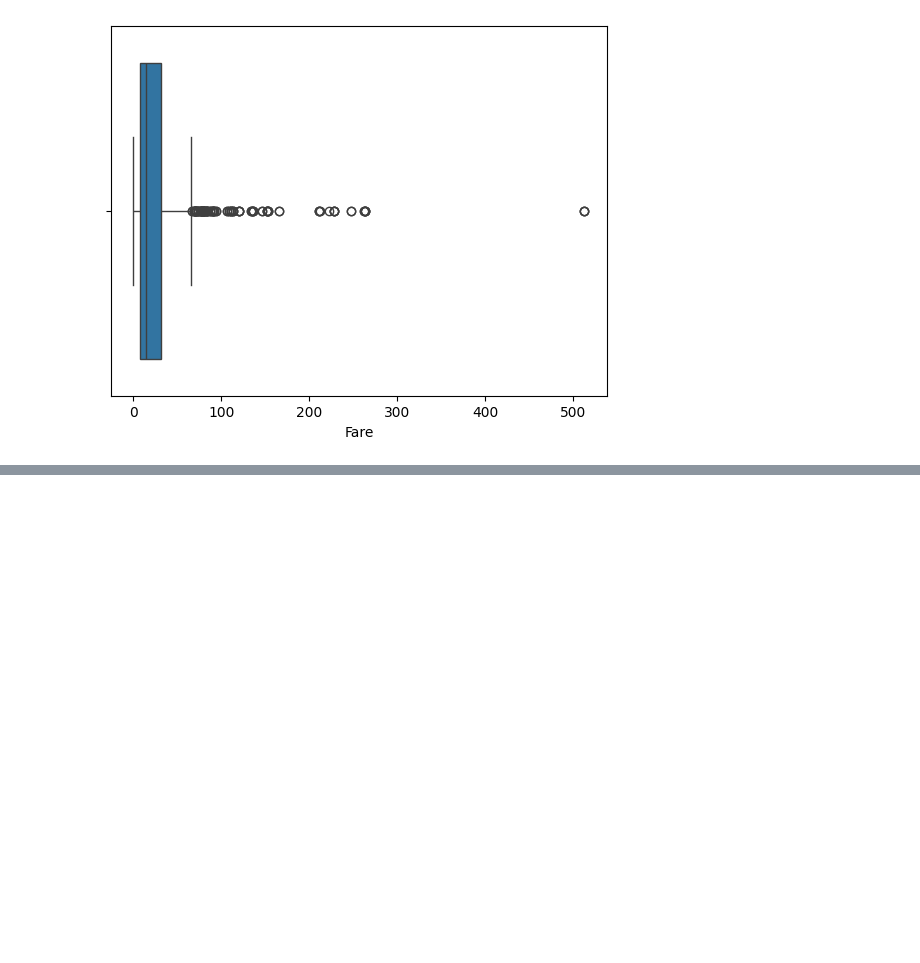
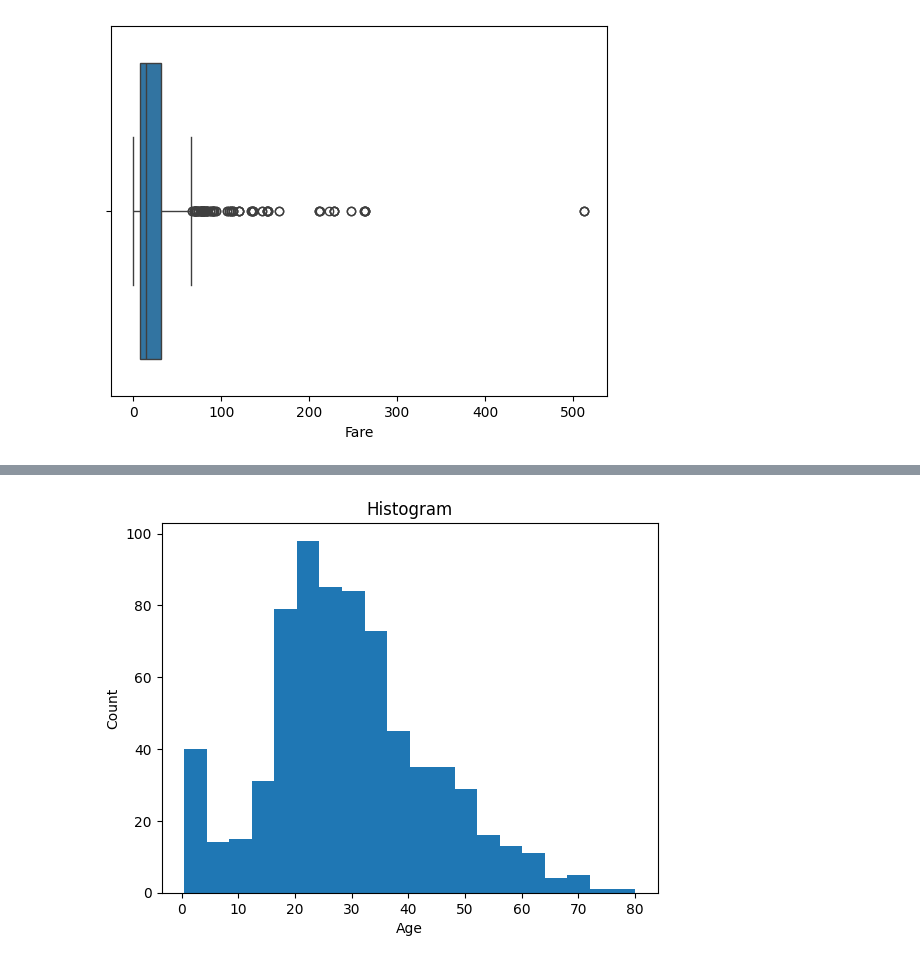
Before and after one commit to Fatima-05/GDGOC-AI-ML, a Jupyter notebook: Class6.ipynb, the cells around one changed output, grey strips where cells are left out. Cells and saved outputs as stored; diff of their text form; code cells hidden in the pictures; blank space fills up the shorter version.

```diff
--- a/Class6.ipynb
+++ b/Class6.ipynb
@@ -122,0 +283,12 @@ plt.show()
+# %%
+# histogram shows data distribution in features
+# dropna() is used because histogram cannot deal with missing values, so they are dropped
+# bins means intervals or how many bars will be shown in the figure
+plt.figure()
+plt.hist(titanic["Age"].dropna(),bins=20)
+plt.xlabel("Age")
+plt.ylabel("Count")
+plt.title("Histogram")
+plt.show()
+# %% [output]
+[figure, added]
```
Also changed, not shown: parts of 16 cells of this notebook.
